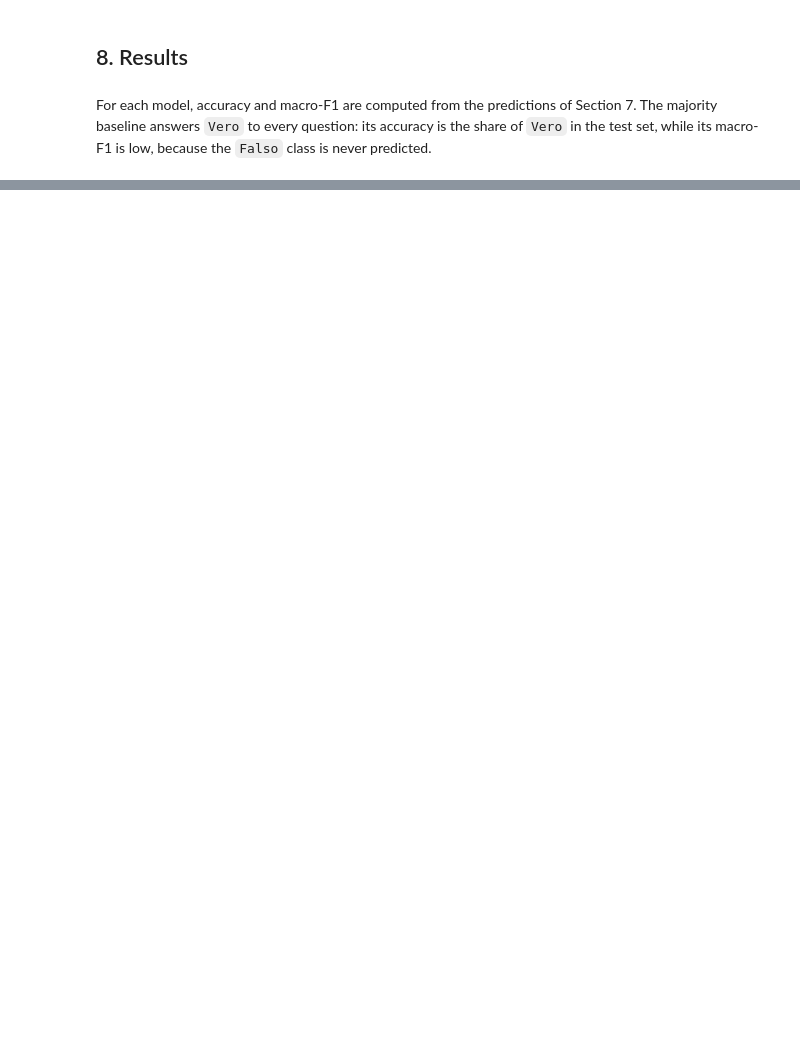
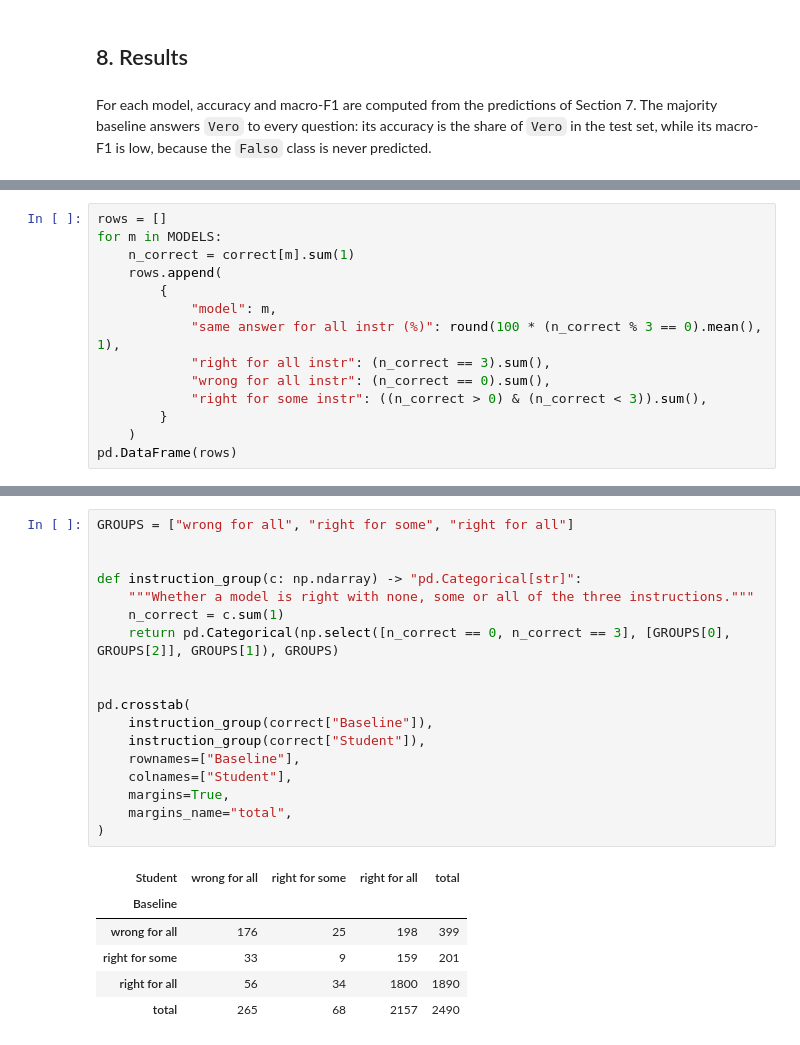
Before and after one commit to francescobaio/bonita-it-boolq, a Jupyter notebook: bonita.ipynb, the cells around one changed output, grey strips where cells are left out. Drawn from its saved outputs; the diff is of its cells as text; blank space fills up the shorter version.

```diff
--- a/bonita.ipynb
+++ b/bonita.ipynb
@@ -624,0 +724,14 @@ with open(RESULTS_PATH, "w") as f:
+# %%
+rows = []
+for m in MODELS:
+    n_correct = correct[m].sum(1)
+    rows.append(
+        {
+            "model": m,
+            "same answer for all instr (%)": round(100 * (n_correct % 3 == 0).mean(), 1),
+            "right for all instr": (n_correct == 3).sum(),
+            "wrong for all instr": (n_correct == 0).sum(),
+            "right for some instr": ((n_correct > 0) & (n_correct < 3)).sum(),
+        }
+    )
+pd.DataFrame(rows)
@@ -624,0 +746,25 @@ with open(RESULTS_PATH, "w") as f:
+# %%
+GROUPS = ["wrong for all", "right for some", "right for all"]
+
+
+def instruction_group(c: np.ndarray) -> "pd.Categorical[str]":
+    """Whether a model is right with none, some or all of the three instructions."""
+    n_correct = c.sum(1)
+    return pd.Categorical(np.select([n_correct == 0, n_correct == 3], [GROUPS[0], GROUPS[2]], GROUPS[1]), GROUPS)
+
+
+pd.crosstab(
+    instruction_group(correct["Baseline"]),
+    instruction_group(correct["Student"]),
+    rownames=["Baseline"],
+    colnames=["Student"],
+    margins=True,
+    margins_name="total",
+)
+# %% [output]
+| Student | wrong for all | right for some | right for all | total |
+| Baseline |  |  |  |  |
+| wrong for all | 176 | 25 | 198 | 399 |
+| right for some | 33 | 9 | 159 | 201 |
+| right for all | 56 | 34 | 1800 | 1890 |
+| total | 265 | 68 | 2157 | 2490 |
```
Also changed, not shown: parts of 47 cells of this notebook, 3 other files.
